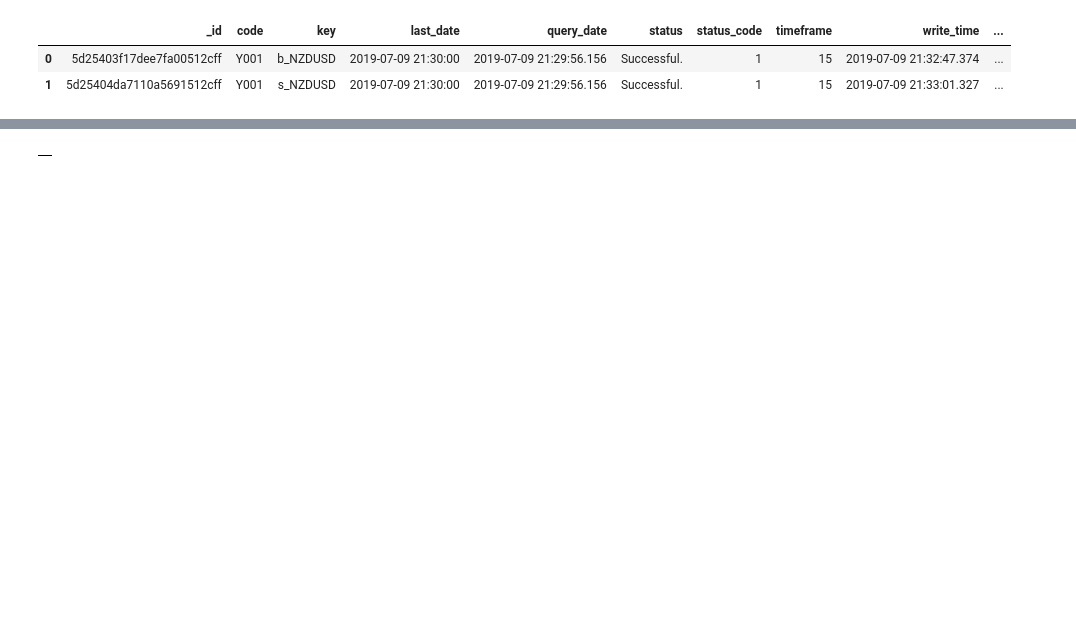
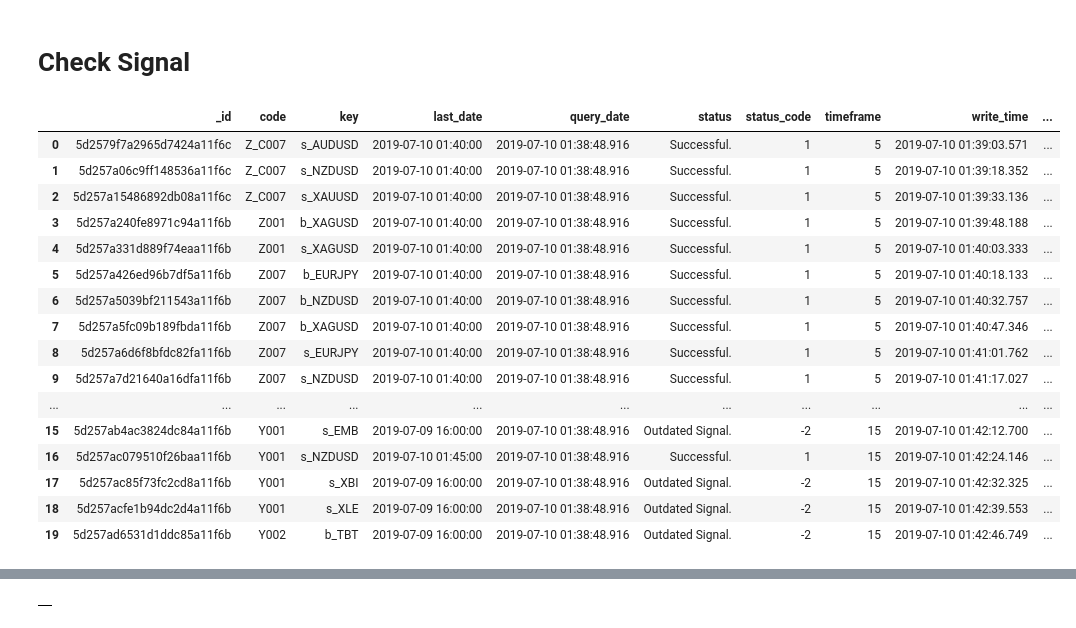
Before and after one commit to junyittcxt/CNN, a Jupyter notebook: z_CheckMongoDB.ipynb, the cells around one changed output, grey strips where cells are left out. Drawn from its saved outputs; the diff is of its cells as text; code cells hidden in the pictures; blank space fills up the shorter version.

```diff
--- a/z_CheckMongoDB.ipynb
+++ b/z_CheckMongoDB.ipynb
@@ -56,15 +57,32 @@ df.head()
+# %% [markdown]
+# Check Signal
 # %%
 db_name = "MLProduction"
-coll_name = "SignalOneBB3"
+coll_name = "SignalOneT1"
 db = get_portfolio_db(db_name)
 coll = db[coll_name]
 # r = coll.find({"code":"W006", "key":"s_AUDUSD"})
 # r = coll.find({"code": "X004", "key": "s_TLT"})
-r = coll.find({"code": "Y001"})
+# cond = {"code": "W006", "key": "b_USDCAD"}
+cond = {}
+r = coll.find(cond)
 df = pd.DataFrame([j for j in r])
-# df.sort_values("time")000.6
-df.tail()
+df.head(20)
 # %% [output]
 |  | _id | code | key | last_date | query_date | status | status_code | timeframe | write_time | ... |
-| 0 | 5d25403f17dee7fa00512cff | Y001 | b_NZDUSD | 2019-07-09 21:30:00 | 2019-07-09 21:29:56.156 | Successful. | 1 | 15 | 2019-07-09 21:32:47.374 | ... |
-| 1 | 5d25404da7110a5691512cff | Y001 | s_NZDUSD | 2019-07-09 21:30:00 | 2019-07-09 21:29:56.156 | Successful. | 1 | 15 | 2019-07-09 21:33:01.327 | ... |
+| 0 | 5d2579f7a2965d7424a11f6c | Z_C007 | s_AUDUSD | 2019-07-10 01:40:00 | 2019-07-10 01:38:48.916 | Successful. | 1 | 5 | 2019-07-10 01:39:03.571 | ... |
+| 1 | 5d257a06c9ff148536a11f6c | Z_C007 | s_NZDUSD | 2019-07-10 01:40:00 | 2019-07-10 01:38:48.916 | Successful. | 1 | 5 | 2019-07-10 01:39:18.352 | ... |
+| 2 | 5d257a15486892db08a11f6c | Z_C007 | s_XAUUSD | 2019-07-10 01:40:00 | 2019-07-10 01:38:48.916 | Successful. | 1 | 5 | 2019-07-10 01:39:33.136 | ... |
+| 3 | 5d257a240fe8971c94a11f6b | Z001 | b_XAGUSD | 2019-07-10 01:40:00 | 2019-07-10 01:38:48.916 | Successful. | 1 | 5 | 2019-07-10 01:39:48.188 | ... |
+| 4 | 5d257a331d889f74eaa11f6b | Z001 | s_XAGUSD | 2019-07-10 01:40:00 | 2019-07-10 01:38:48.916 | Successful. | 1 | 5 | 2019-07-10 01:40:03.333 | ... |
+| 5 | 5d257a426ed96b7df5a11f6b | Z007 | b_EURJPY | 2019-07-10 01:40:00 | 2019-07-10 01:38:48.916 | Successful. | 1 | 5 | 2019-07-10 01:40:18.133 | ... |
+| 6 | 5d257a5039bf211543a11f6b | Z007 | b_NZDUSD | 2019-07-10 01:40:00 | 2019-07-10 01:38:48.916 | Successful. | 1 | 5 | 2019-07-10 01:40:32.757 | ... |
+| 7 | 5d257a5fc09b189fbda11f6b | Z007 | b_XAGUSD | 2019-07-10 01:40:00 | 2019-07-10 01:38:48.916 | Successful. | 1 | 5 | 2019-07-10 01:40:47.346 | ... |
+| 8 | 5d257a6d6f8bfdc82fa11f6b | Z007 | s_EURJPY | 2019-07-10 01:40:00 | 2019-07-10 01:38:48.916 | Successful. | 1 | 5 | 2019-07-10 01:41:01.762 | ... |
+| 9 | 5d257a7d21640a16dfa11f6b | Z007 | s_NZDUSD | 2019-07-10 01:40:00 | 2019-07-10 01:38:48.916 | Successful. | 1 | 5 | 2019-07-10 01:41:17.027 | ... |
+| ... | ... | ... | ... | ... | ... | ... | ... | ... | ... | ... |
+| 15 | 5d257ab4ac3824dc84a11f6b | Y001 | s_EMB | 2019-07-09 16:00:00 | 2019-07-10 01:38:48.916 | Outdated Signal. | -2 | 15 | 2019-07-10 01:42:12.700 | ... |
+| 16 | 5d257ac079510f26baa11f6b | Y001 | s_NZDUSD | 2019-07-10 01:45:00 | 2019-07-10 01:38:48.916 | Successful. | 1 | 15 | 2019-07-10 01:42:24.146 | ... |
+| 17 | 5d257ac85f73fc2cd8a11f6b | Y001 | s_XBI | 2019-07-09 16:00:00 | 2019-07-10 01:38:48.916 | Outdated Signal. | -2 | 15 | 2019-07-10 01:42:32.325 | ... |
+| 18 | 5d257acfe1b94dc2d4a11f6b | Y001 | s_XLE | 2019-07-09 16:00:00 | 2019-07-10 01:38:48.916 | Outdated Signal. | -2 | 15 | 2019-07-10 01:42:39.553 | ... |
+| 19 | 5d257ad6531d1ddc85a11f6b | Y002 | b_TBT | 2019-07-09 16:00:00 | 2019-07-10 01:38:48.916 | Outdated Signal. | -2 | 15 | 2019-07-10 01:42:46.749 | ... |
```
Also changed, not shown: parts of 18 cells of this notebook, 2 other files.
